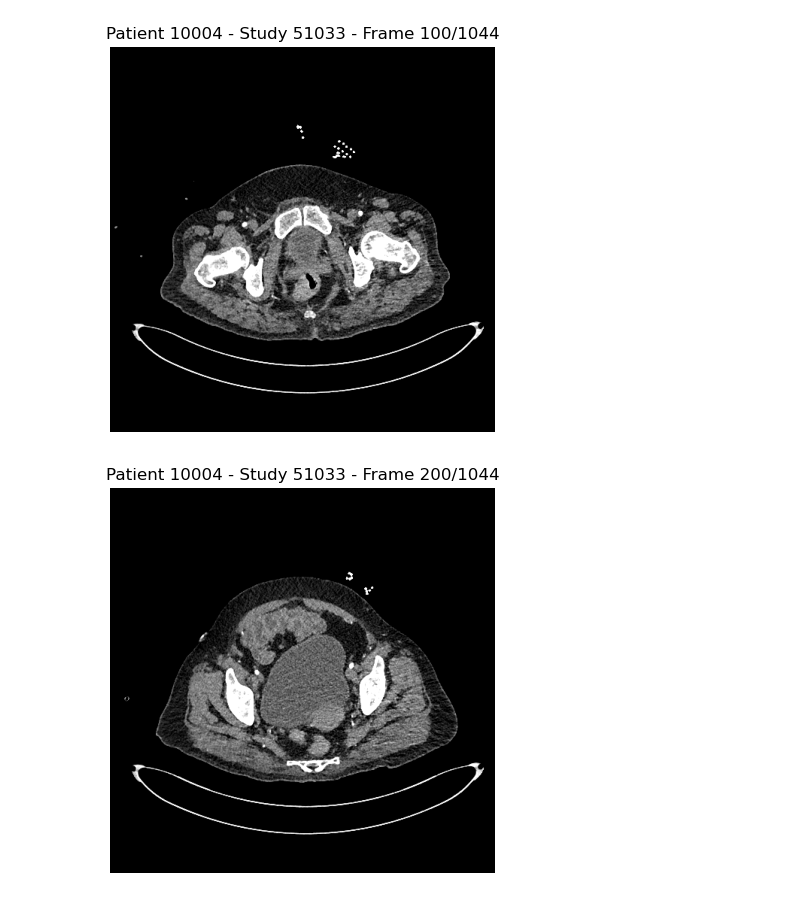
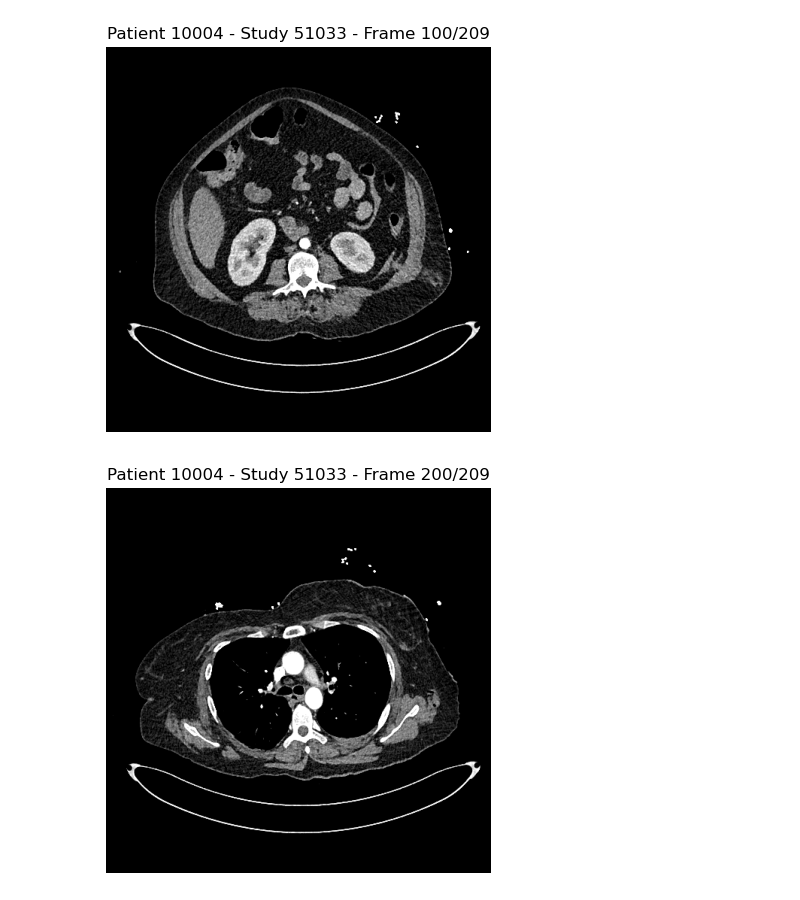
Before and after one commit to Makoto-Noda/RSNA2023, a Jupyter notebook: DICOM_to_PNG.ipynb, the cells around one changed output. Cells and saved outputs as stored; diff of their text form; code cells hidden in the pictures.

```diff
--- a/DICOM_to_PNG.ipynb
+++ b/DICOM_to_PNG.ipynb
@@ -63,14 +63,12 @@ for patient in tqdm(sorted(os.listdir(TRAIN_PATH))):
 
     for study in tqdm(os.listdir(TRAIN_PATH + patient)):
 
-        '''
-        slice_thickness = df_dicom.loc[(patient, study), "SliceThickness"].mean()
+        slice_thickness = df_train_dicom.loc[(patient, study), "SliceThickness"].mean()
         step = round(thickness/slice_thickness)
-        '''
 
         imgs = {}
 
-        for f in tqdm(sorted(glob.glob(TRAIN_PATH + f"{patient}/{study}/*.dcm"))):
+        for f in sorted(glob.glob(TRAIN_PATH + f"{patient}/{study}/*.dcm"))[::step]:
 
             dicom = pydicom.dcmread(f)
 
@@ -106,2 +104,2 @@ for patient in tqdm(sorted(os.listdir(TRAIN_PATH))):
-[figure, old version]
+[figure, new version]
-[figure, old version]
+[figure, new version]
```
Also changed, not shown: parts of 2 cells of this notebook, 2 other files.
